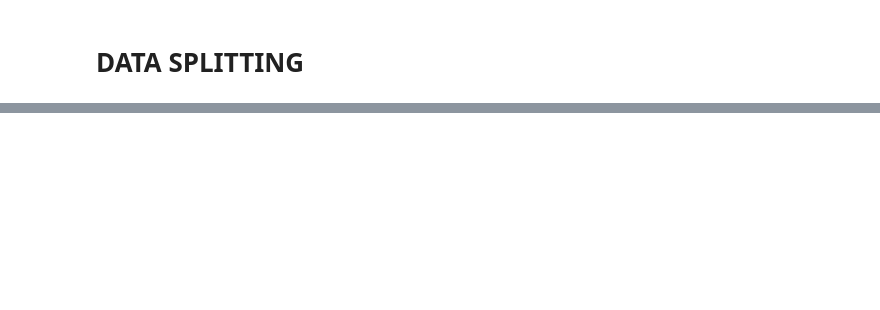
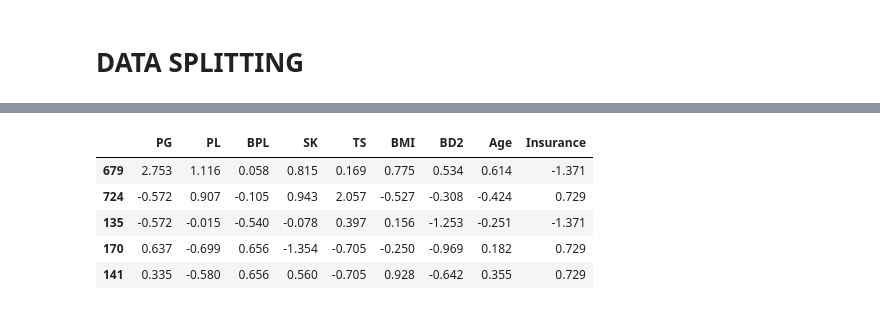
Before and after one commit to Christian-Iyke/Sentiment-Analysis-API-using-FastAPI, a Jupyter notebook: Sentiment_Analysis_API_Using_FastAPI.ipynb, the cells around one changed output, grey strips where cells are left out. Cells and saved outputs as stored; diff of their text form; code cells hidden in the pictures; blank space fills up the shorter version.

```diff
--- a/Sentiment_Analysis_API_Using_FastAPI.ipynb
+++ b/Sentiment_Analysis_API_Using_FastAPI.ipynb
@@ -561,0 +611,11 @@ Sepssis
+# %%
+# Checking the scaled evaluation
+
+x_eval_scaled.head()
+# %% [output]
+|  | PG | PL | BPL | SK | TS | BMI | BD2 | Age | Insurance |
+| 679 | 2.753 | 1.116 | 0.058 | 0.815 | 0.169 | 0.775 | 0.534 | 0.614 | -1.371 |
+| 724 | -0.572 | 0.907 | -0.105 | 0.943 | 2.057 | -0.527 | -0.308 | -0.424 | 0.729 |
+| 135 | -0.572 | -0.015 | -0.540 | -0.078 | 0.397 | 0.156 | -1.253 | -0.251 | -1.371 |
+| 170 | 0.637 | -0.699 | 0.656 | -1.354 | -0.705 | -0.250 | -0.969 | 0.182 | 0.729 |
+| 141 | 0.335 | -0.580 | 0.656 | 0.560 | -0.705 | 0.928 | -0.642 | 0.355 | 0.729 |
```
Also changed, not shown: parts of 51 cells of this notebook, 2 other files.
